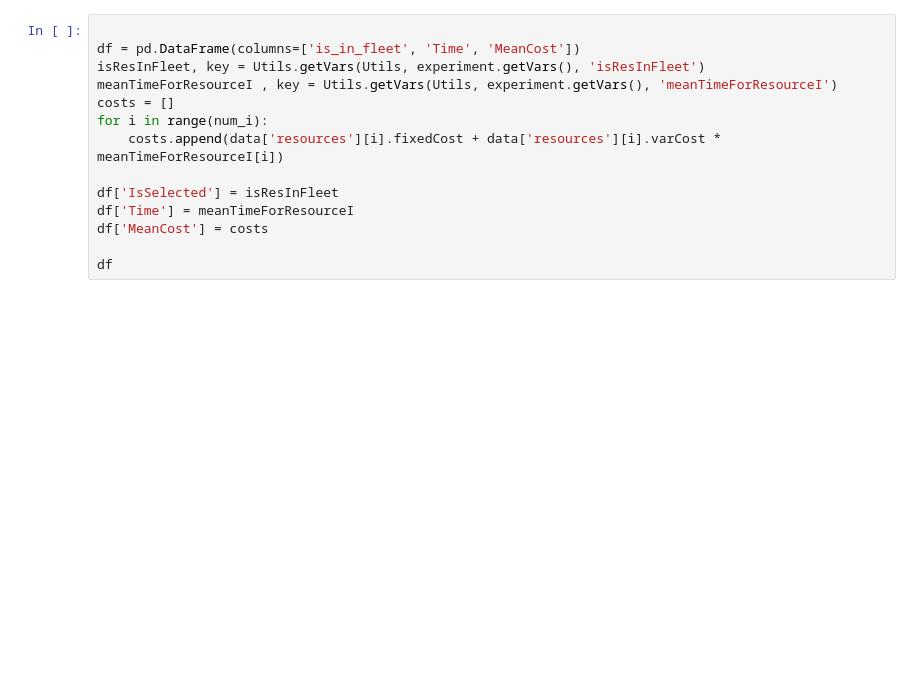
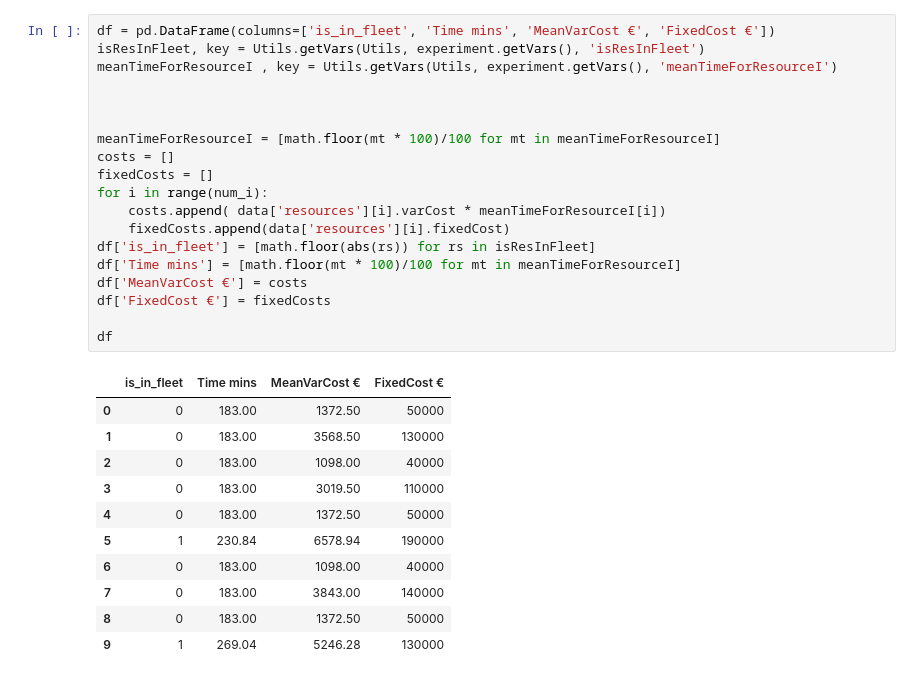
Before and after one commit to dew54/math-opt-project, a Jupyter notebook: stochasticScript.ipynb, the cells around one changed output. Drawn from its saved outputs; the diff is of its cells as text; blank space fills up the shorter version.

```diff
--- a/stochasticScript.ipynb
+++ b/stochasticScript.ipynb
@@ -59,14 +110,31 @@ GurobiError: Model too large for size-limited license; visit https://www.gurobi.
 # %%
-
-df = pd.DataFrame(columns=['is_in_fleet', 'Time', 'MeanCost'])
+df = pd.DataFrame(columns=['is_in_fleet', 'Time mins', 'MeanVarCost €', 'FixedCost €'])
 isResInFleet, key = Utils.getVars(Utils, experiment.getVars(), 'isResInFleet')
 meanTimeForResourceI , key = Utils.getVars(Utils, experiment.getVars(), 'meanTimeForResourceI')
+
+
+
+meanTimeForResourceI = [math.floor(mt * 100)/100 for mt in meanTimeForResourceI]
 costs = []
+fixedCosts = []
 for i in range(num_i):
-    costs.append(data['resources'][i].fixedCost + data['resources'][i].varCost * meanTimeForResourceI[i])
-
-df['IsSelected'] = isResInFleet
-df['Time'] = meanTimeForResourceI
-df['MeanCost'] = costs
+    costs.append( data['resources'][i].varCost * meanTimeForResourceI[i])
+    fixedCosts.append(data['resources'][i].fixedCost)
+df['is_in_fleet'] = [math.floor(abs(rs)) for rs in isResInFleet]
+df['Time mins'] = [math.floor(mt * 100)/100 for mt in meanTimeForResourceI]
+df['MeanVarCost €'] = costs
+df['FixedCost €'] = fixedCosts
 
 df
+# %% [output]
+|  | is_in_fleet | Time mins | MeanVarCost € | FixedCost € |
+| 0 | 0 | 183.00 | 1372.50 | 50000 |
+| 1 | 0 | 183.00 | 3568.50 | 130000 |
+| 2 | 0 | 183.00 | 1098.00 | 40000 |
+| 3 | 0 | 183.00 | 3019.50 | 110000 |
+| 4 | 0 | 183.00 | 1372.50 | 50000 |
+| 5 | 1 | 230.84 | 6578.94 | 190000 |
+| 6 | 0 | 183.00 | 1098.00 | 40000 |
+| 7 | 0 | 183.00 | 3843.00 | 140000 |
+| 8 | 0 | 183.00 | 1372.50 | 50000 |
+| 9 | 1 | 269.04 | 5246.28 | 130000 |
```
Also changed, not shown: parts of 4 cells of this notebook, 8 other files.
